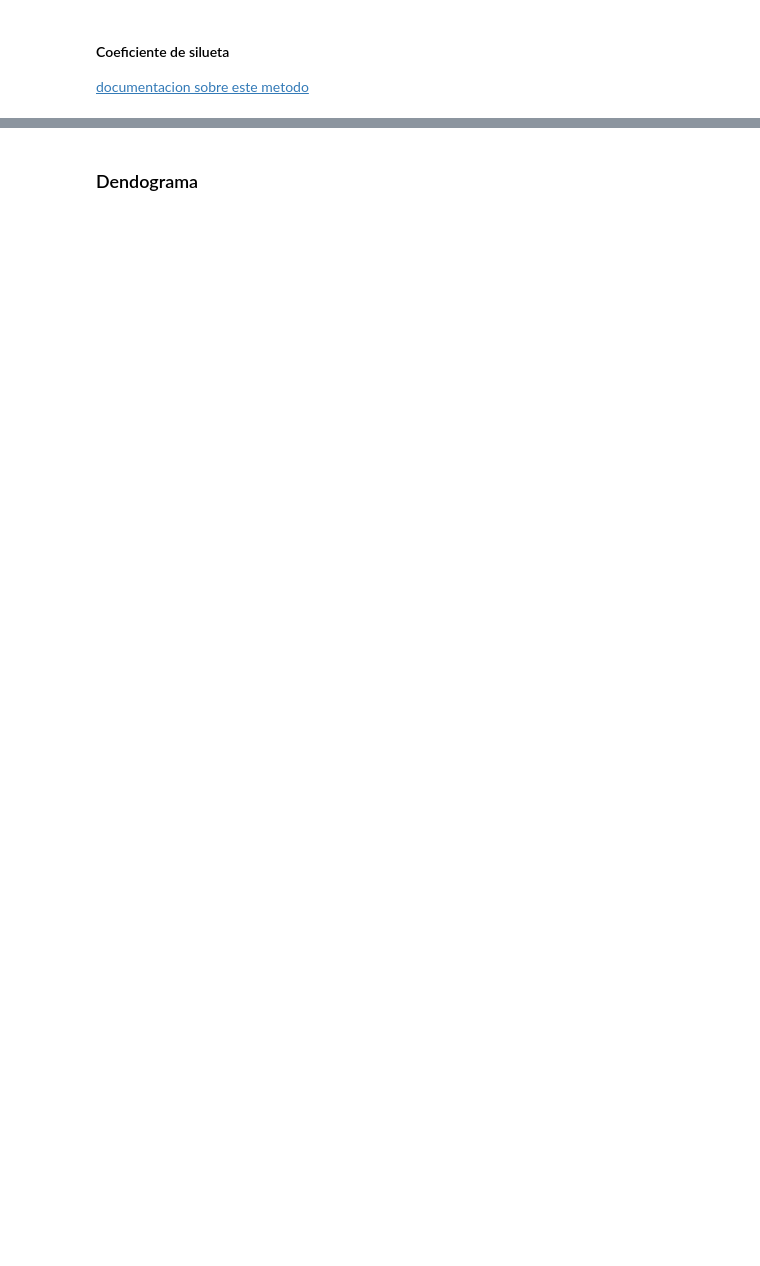
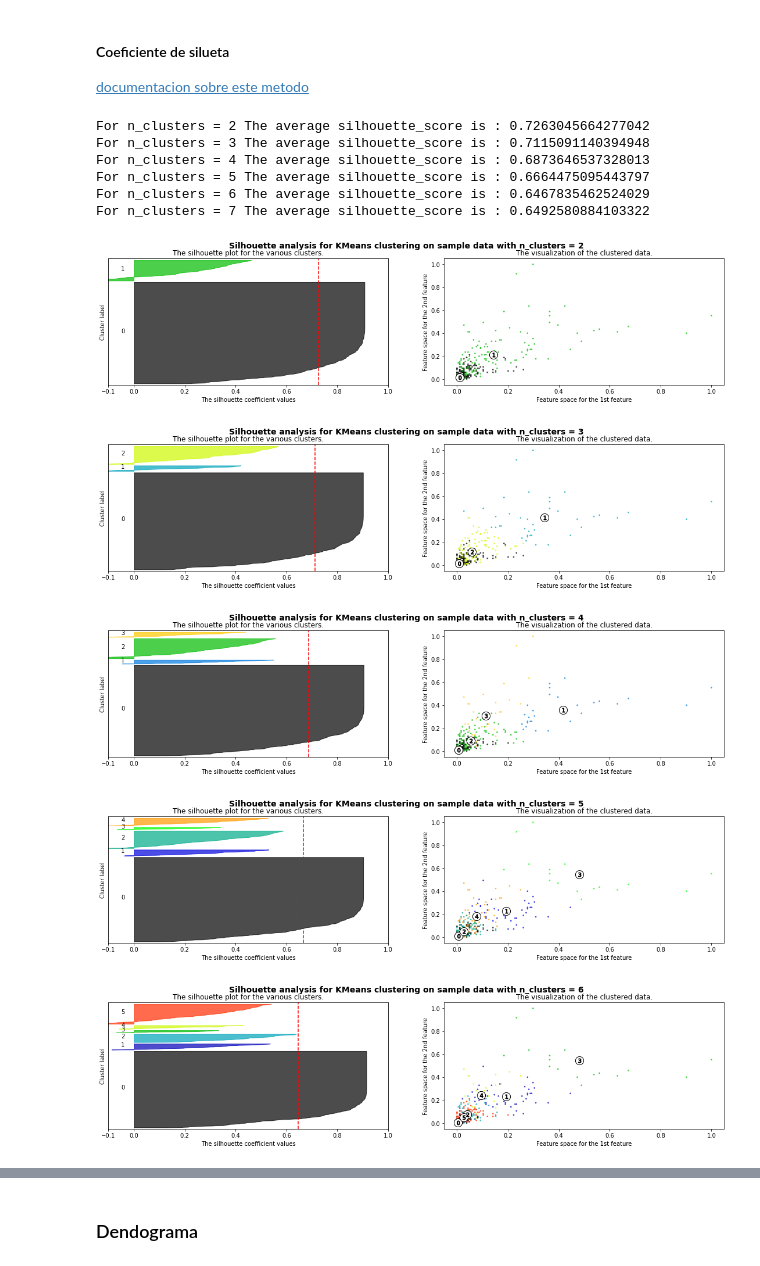
Before and after one commit to JPHITA/Monitoria-IA, a Jupyter notebook: Diapositivas/TALLER 5 - Aprendizaje NO supervisado CLUSTERING/taller.ipynb, the cells around one changed output, grey strips where cells are left out. Saved outputs shown, nothing was run; the diff lists cells and outputs as text; code cells hidden in the pictures; blank space fills up the shorter version.

```diff
--- a/Diapositivas/TALLER 5 - Aprendizaje NO supervisado CLUSTERING/taller.ipynb
+++ b/Diapositivas/TALLER 5 - Aprendizaje NO supervisado CLUSTERING/taller.ipynb
@@ -75,3 +123,7 @@ en este ejemplo escogeremos 3 columnas para hacer el clustering, de modo que las
 from sklearn.preprocessing import MinMaxScaler
 
 scaler = MinMaxScaler()
+
+scaled_data = scaler.fit_transform(datos[["Goals", "Assists", "Passes"]])
+
+scaled_data
@@ -262,4 +326,16 @@ def coef_silueta(data, maxClusters=6):
 
     plt.show()
 # %%
-coef_silueta(scaled_data)
+coef_silueta(scaled_data, 7)
+# %% [output]
+For n_clusters = 2 The average silhouette_score is : 0.7263045664277042
+For n_clusters = 3 The average silhouette_score is : 0.7115091140394948
+For n_clusters = 4 The average silhouette_score is : 0.6873646537328013
+For n_clusters = 5 The average silhouette_score is : 0.6664475095443797
+For n_clusters = 6 The average silhouette_score is : 0.6467835462524029
+For n_clusters = 7 The average silhouette_score is : 0.6492580884103322
+[figure, added]
+[figure, added]
+[figure, added]
+[figure, added]
+[figure, added]
```
Also changed, not shown: parts of 21 cells of this notebook, 4 other files.
